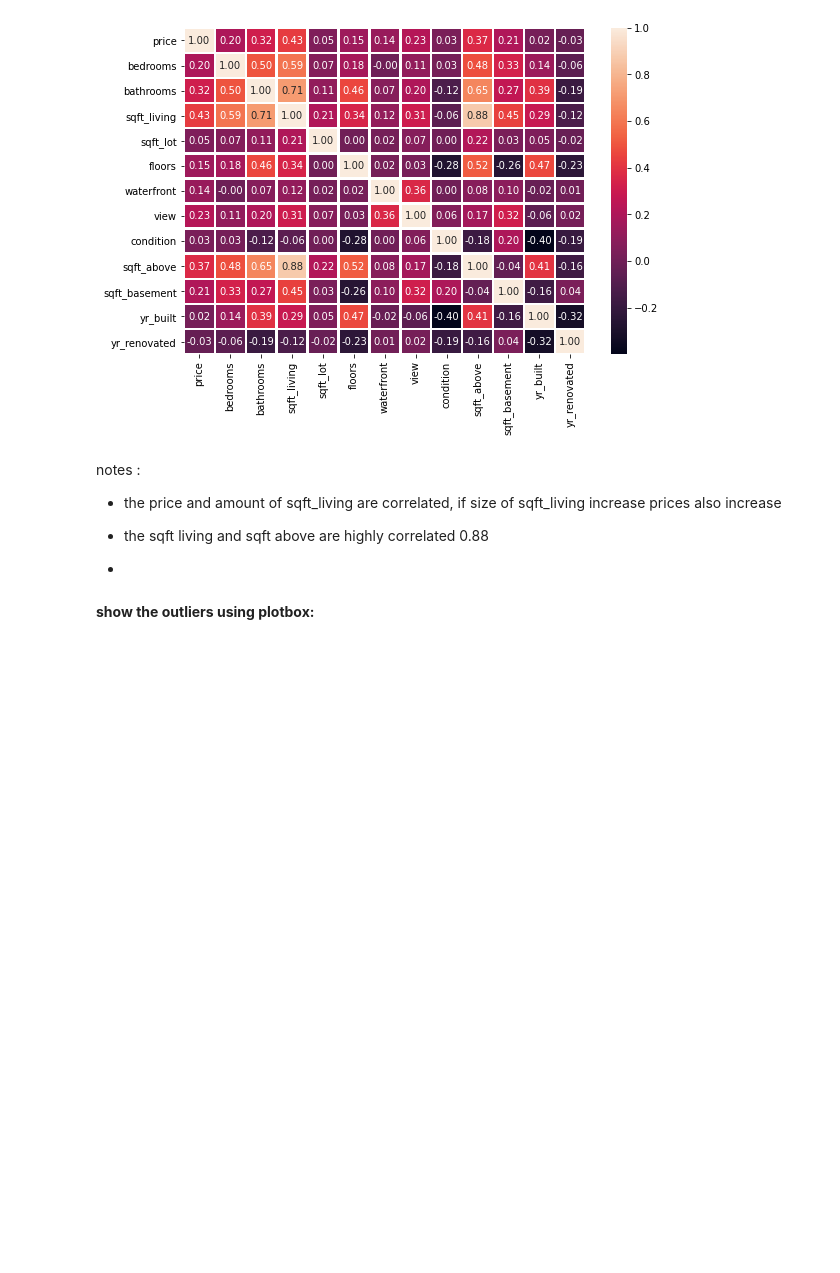
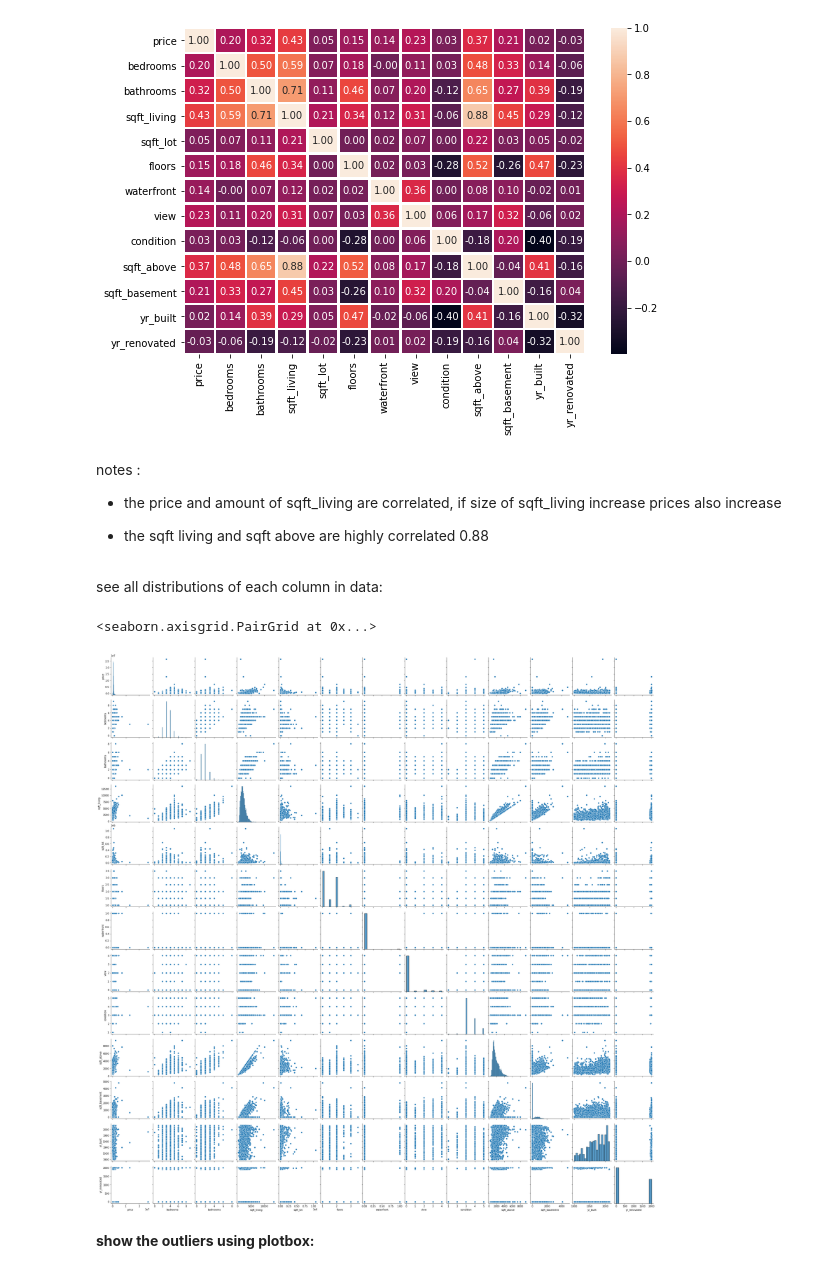
Before and after one commit to tahani319/DS_ML_HousePrices, a Jupyter notebook: DS_ML_HousePrice.ipynb, the cells around one changed output. Drawn from its saved outputs; the diff is of its cells as text; code cells hidden in the pictures; blank space fills up the shorter version.

```diff
--- a/DS_ML_HousePrice.ipynb
+++ b/DS_ML_HousePrice.ipynb
@@ -288,8 +332,13 @@ notes :
 
 * the sqft living and sqft above are
 highly correlated 0.88
-
-*
+# %% [markdown]
+see all distributions of each column in data:
+# %%
+sns.pairplot(house) #see all distributions of each columns in data :
+# %% [output]
+<seaborn.axisgrid.PairGrid at 0x...>
+[figure, added]
 # %% [markdown]
 **show the outliers using plotbox:**
 # %%
```
Also changed, not shown: parts of 104 cells of this notebook.
